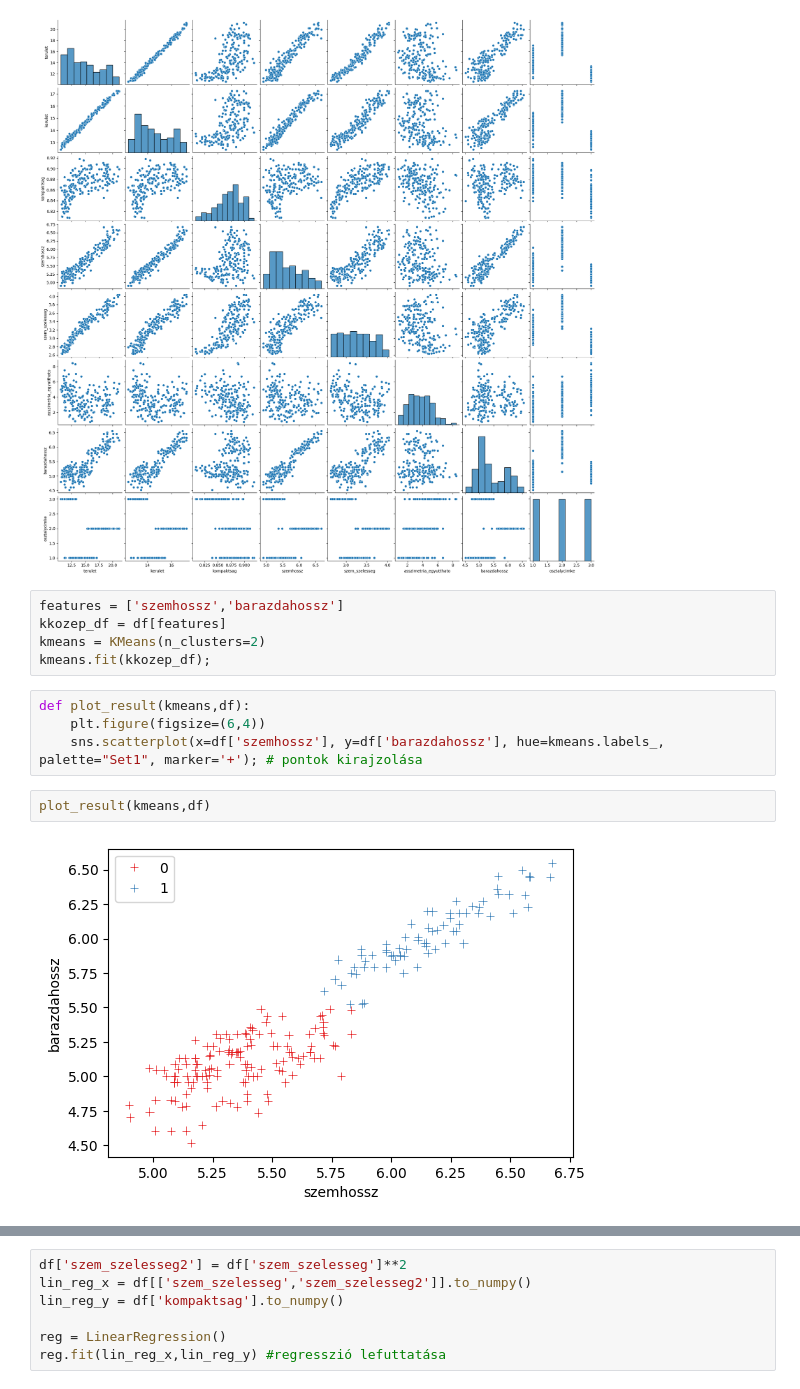
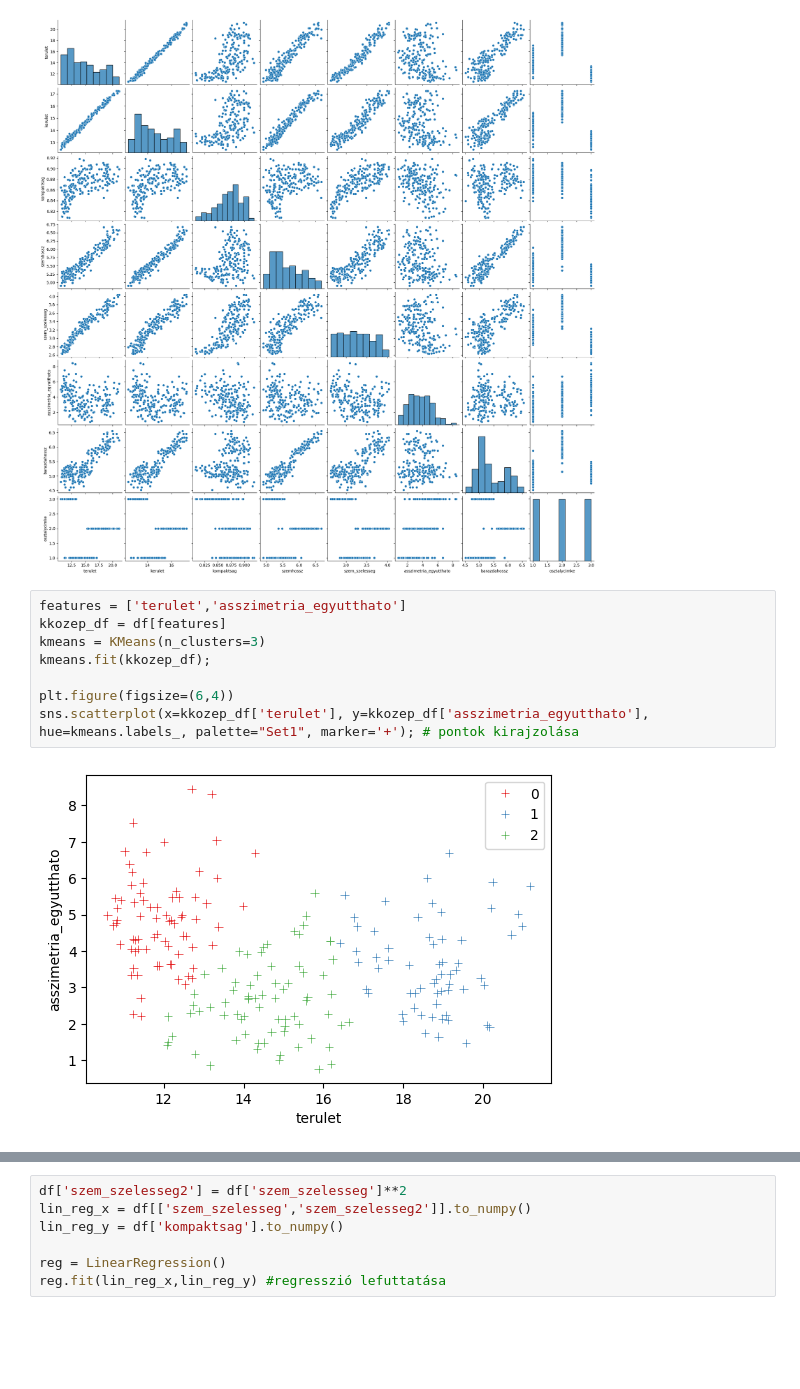
Before and after one commit to lacithelaci/oktatas, a Jupyter notebook: egyetemi_feleves_cuccok/4_szemeszter/big data/beadando/beadando.ipynb, the cells around one changed output, grey strips where cells are left out. Cells and saved outputs as stored; diff of their text form; blank space fills up the shorter version.

```diff
--- a/egyetemi_feleves_cuccok/4_szemeszter/big data/beadando/beadando.ipynb
+++ b/egyetemi_feleves_cuccok/4_szemeszter/big data/beadando/beadando.ipynb
@@ -169,16 +170,13 @@ sns.pairplot(numeric_df)
 <seaborn.axisgrid.PairGrid at 0x...>
 [figure]
 # %%
-features = ['szemhossz','barazdahossz']
+features = ['terulet','asszimetria_egyutthato']
 kkozep_df = df[features]
-kmeans = KMeans(n_clusters=2)
+kmeans = KMeans(n_clusters=3)
 kmeans.fit(kkozep_df);
+
+plt.figure(figsize=(6,4))
+sns.scatterplot(x=kkozep_df['terulet'], y=kkozep_df['asszimetria_egyutthato'], hue=kmeans.labels_, palette="Set1", marker='+'); # pontok kirajzolása
+# %% [output]
+[figure, added]
-# %%
-def plot_result(kmeans,df):
-    plt.figure(figsize=(6,4))
-    sns.scatterplot(x=df['szemhossz'], y=df['barazdahossz'], hue=kmeans.labels_, palette="Set1", marker='+'); # pontok kirajzolása
-# %%
-plot_result(kmeans,df)
-# %% [output]
-[figure, removed]
 # %%
```
Also changed, not shown: parts of 8 cells of this notebook.
